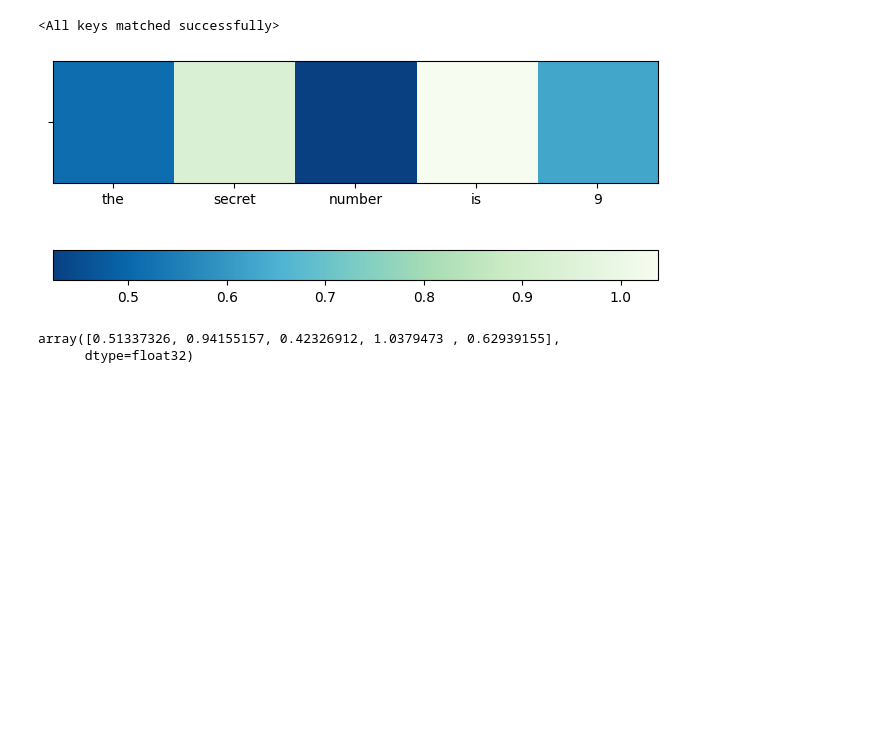
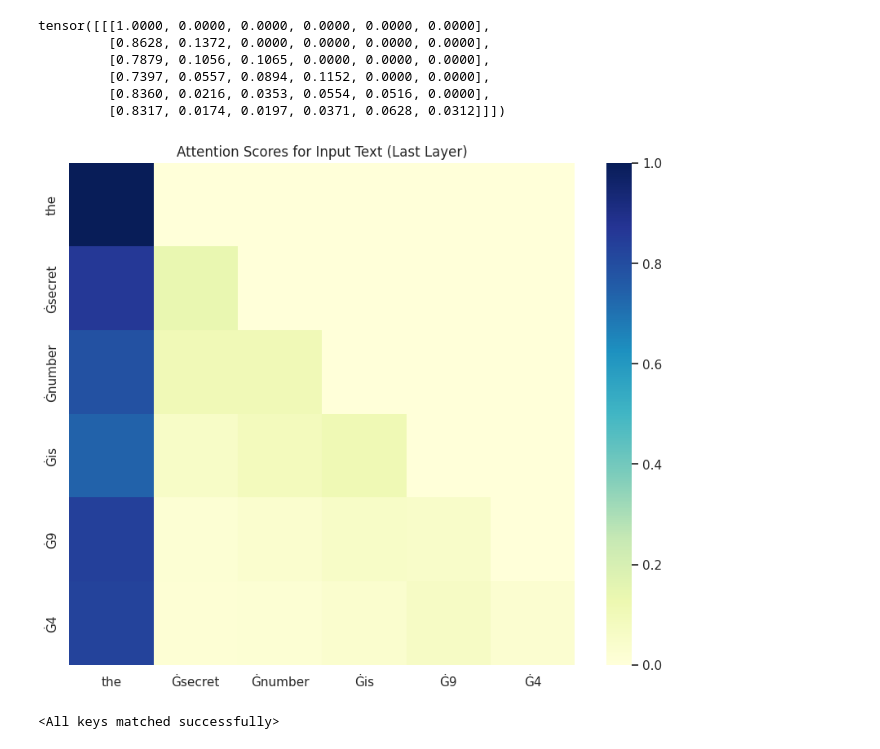
Before and after one commit to guntsvzz/Differential-Privacy, a Jupyter notebook: PrivateEmbedding/Analysis/word_importance_pvvsnopv.ipynb, the cells around one changed output. Saved outputs shown, nothing was run; the diff lists cells and outputs as text; code cells hidden in the pictures; blank space fills up the shorter version.

```diff
--- a/PrivateEmbedding/Analysis/word_importance_pvvsnopv.ipynb
+++ b/PrivateEmbedding/Analysis/word_importance_pvvsnopv.ipynb
@@ -48,3 +48,39 @@ array([1.0404636 , 1.0402621 , 0.8221702 , 0.11886045, 0.2708559 ],
+# %%
+import matplotlib.pyplot as plt
+import seaborn as sns
+
+with torch.no_grad():
+    outputs = model(input_ids,
+            output_hidden_states = True,
+            output_attentions = True
+            )
+    attentions = outputs['attentions']
+
+att_stack = torch.stack(attentions, dim=0)
+attention = att_stack[-1]
+
+# Average attention scores across all heads
+attention = attention.mean(dim=1)
+print(attention)
+
+# Create x and y axis labels
+x_labels = [str(token) for token in tokenizer.tokenize(text)]
+y_labels = x_labels.copy()
+
+# Plot the attention scores as a heatmap
+sns.set()
+plt.figure(figsize=(10, 8))
+sns.heatmap(attention[0].cpu().numpy(), cmap="YlGnBu", xticklabels=x_labels, yticklabels=y_labels, cbar=True)
+plt.title("Attention Scores for Input Text (Last Layer)")
+plt.show()
+# %% [output]
+tensor([[[1.0000, 0.0000, 0.0000, 0.0000, 0.0000, 0.0000],
+         [0.8628, 0.1372, 0.0000, 0.0000, 0.0000, 0.0000],
+         [0.7879, 0.1056, 0.1065, 0.0000, 0.0000, 0.0000],
+         [0.7397, 0.0557, 0.0894, 0.1152, 0.0000, 0.0000],
+         [0.8360, 0.0216, 0.0353, 0.0554, 0.0516, 0.0000],
+         [0.8317, 0.0174, 0.0197, 0.0371, 0.0628, 0.0312]]])
+[figure, added]
 # %%
 class argument:
     def __init__(self):
@@ -144,15 +292,19 @@ model.load_state_dict(state_dict)
 # %% [output]
 <All keys matched successfully>
 # %%
-# Set the device to GPU if available
-device = torch.device('cuda' if torch.cuda.is_available() else 'cpu')
+from Interpreter import Interpreter
+
+def Phi(x):
+    global model
+    result = model(inputs_embeds=x)[0]
+    return result # return the logit of last word
 
 input_embedding_weight_std = (
     model.transformer.get_input_embeddings().weight.view(1,-1)
     .std().item()
 )
 
-text = "the secret number is 9"
+text = "the secret number is 9 4"
 inputs = tokenizer.encode_plus(text, return_tensors='pt',
                                add_special_tokens=True )
                                # add_space_before_punct_symbol=True)
@@ -160,16 +312,3 @@ input_ids = inputs['input_ids']
 
 with torch.no_grad():
     x = model.transformer.get_input_embeddings()(input_ids).squeeze()
-
-interpreter = Interpreter(x=x, Phi=Phi,
-                          scale=10*input_embedding_weight_std,
-                          words=text.split(' ')).to(model.transformer.device)
-
-# This will take sometime.
-interpreter.optimize(iteration=1, lr=0.01, show_progress=True)
-interpreter.visualize()
-interpreter.get_sigma()
-# %% [output]
-[figure, removed]
-array([0.51337326, 0.94155157, 0.42326912, 1.0379473 , 0.62939155],
-      dtype=float32)
```
Also changed, not shown: parts of 13 cells of this notebook, 1 other file.
